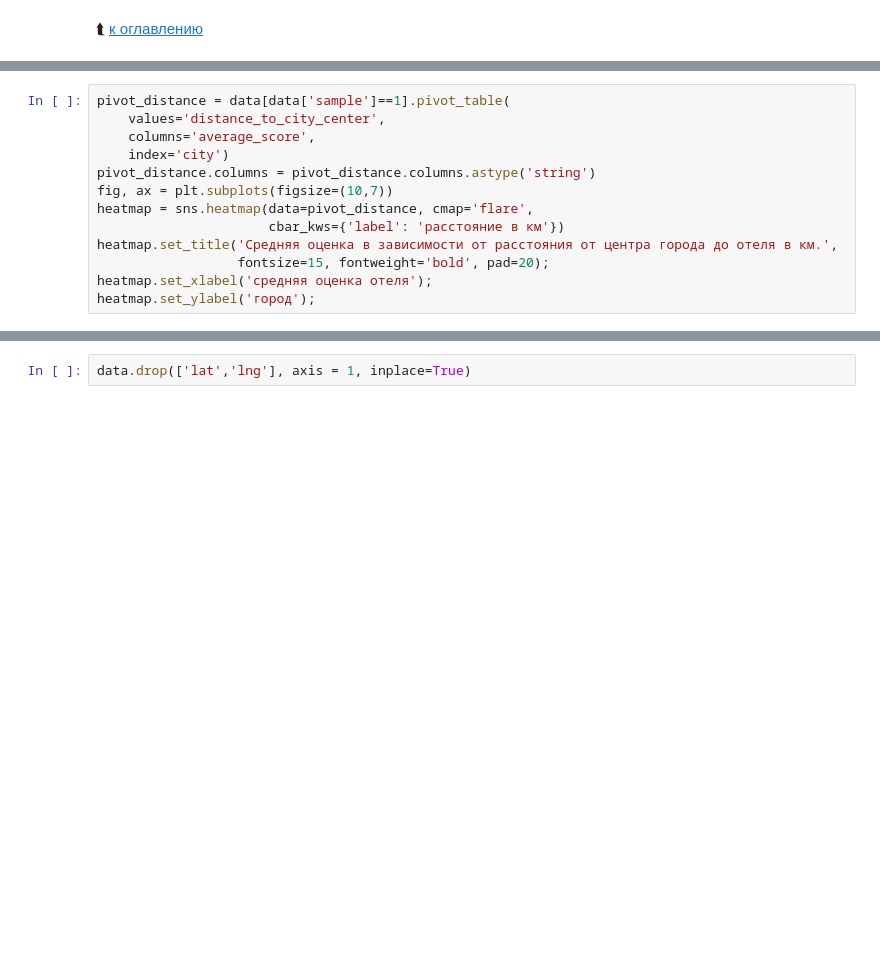
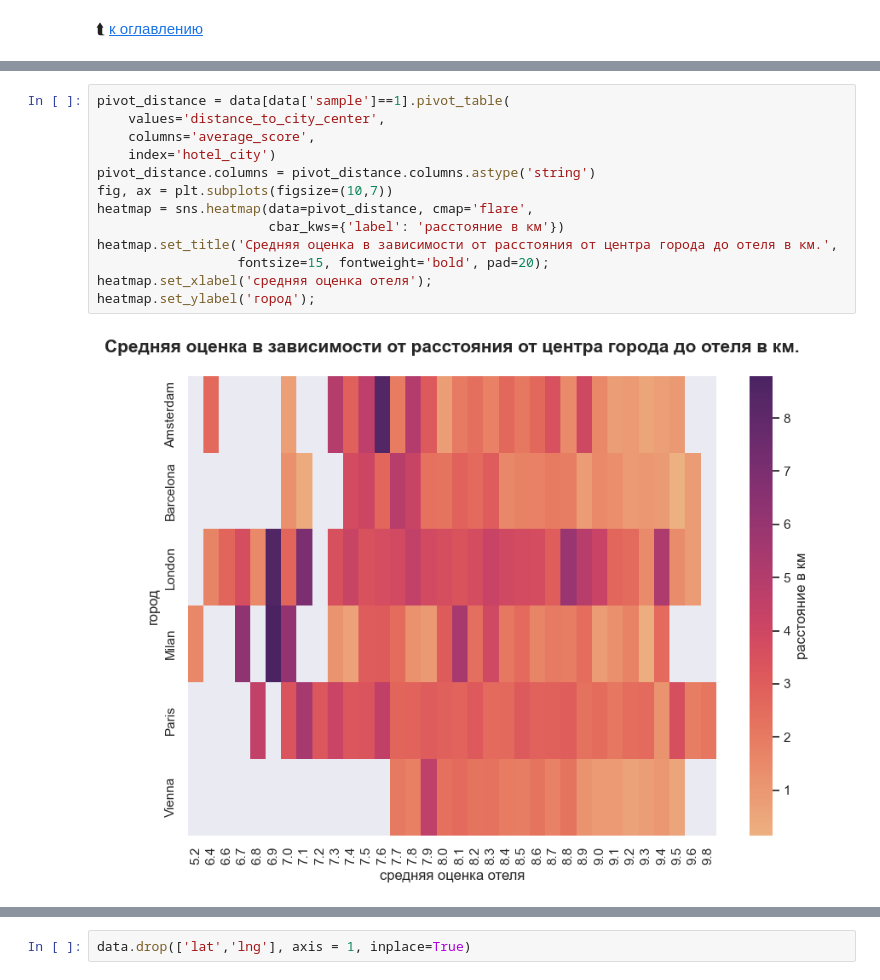
Before and after one commit to Wladeemer/SF_DSPR-111-PROJECT-3-EDA_Feature_Engineering_Kaggle, a Jupyter notebook: Booking_reviews.ipynb, the cells around one changed output, grey strips where cells are left out. Drawn from its saved outputs; the diff is of its cells as text; blank space fills up the shorter version.

```diff
--- a/Booking_reviews.ipynb
+++ b/Booking_reviews.ipynb
@@ -715,15 +933,17 @@ data.sample(3)
 # %%
 pivot_distance = data[data['sample']==1].pivot_table(
     values='distance_to_city_center',
     columns='average_score',
-    index='city')
+    index='hotel_city')
 pivot_distance.columns = pivot_distance.columns.astype('string')
 fig, ax = plt.subplots(figsize=(10,7))
 heatmap = sns.heatmap(data=pivot_distance, cmap='flare',
                       cbar_kws={'label': 'расстояние в км'})
 heatmap.set_title('Средняя оценка в зависимости от расстояния от центра города до отеля в км.',
                   fontsize=15, fontweight='bold', pad=20);
 heatmap.set_xlabel('средняя оценка отеля');
 heatmap.set_ylabel('город');
+# %% [output]
+[figure, added]
 # %%
 data.nunique(dropna=False)
```
Also changed, not shown: parts of 105 cells of this notebook, 1 other file.
